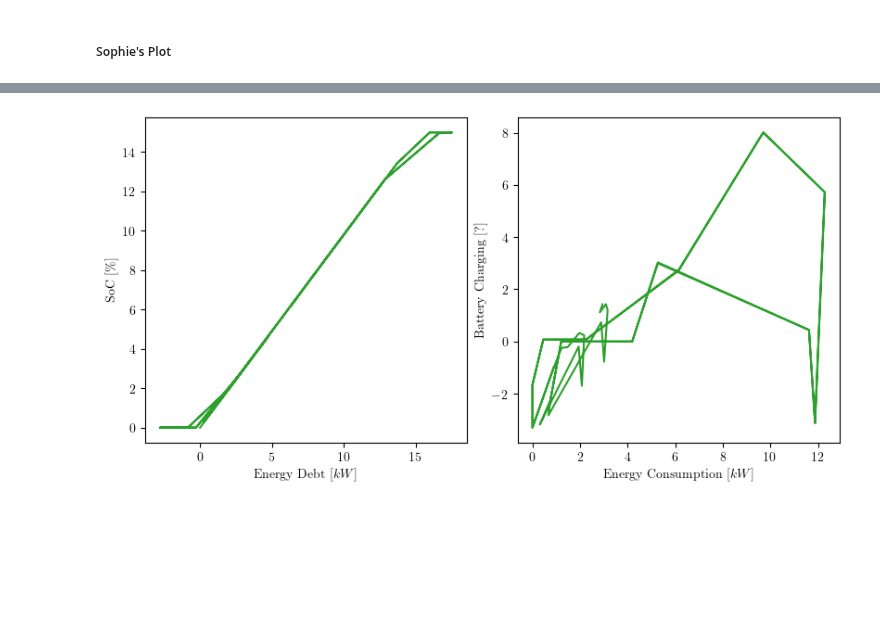
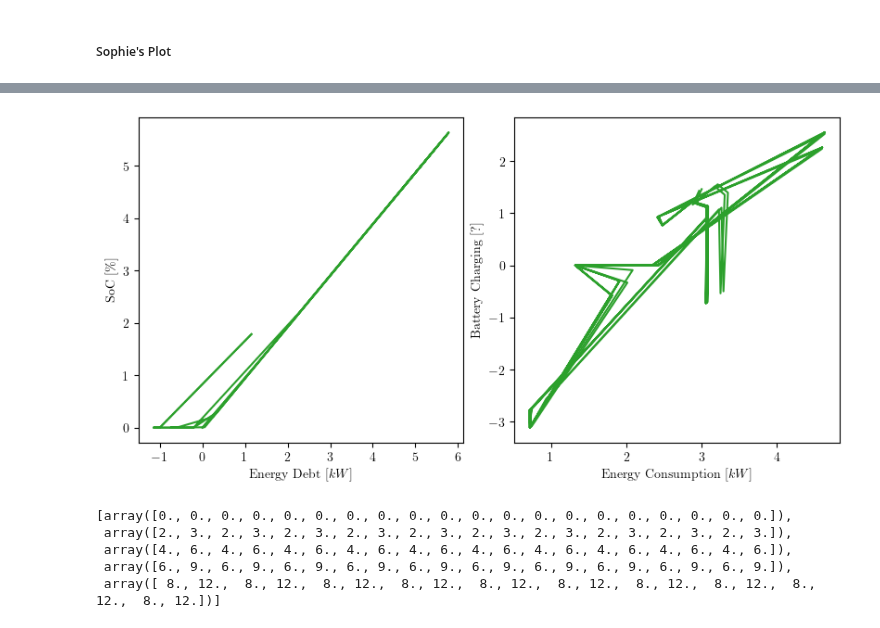
Before and after one commit to Gedlex/time-varying-RHGs, a Jupyter notebook: empc_DSMPC.ipynb, the cells around one changed output, grey strips where cells are left out. Cells and saved outputs as stored; diff of their text form; code cells hidden in the pictures; blank space fills up the shorter version.

```diff
--- a/empc_DSMPC.ipynb
+++ b/empc_DSMPC.ipynb
@@ -184,0 +198,40 @@ for ax in axs.flatten():
+# %%
+# Setup simulation
+num_steps = 48
+horizon = [6, 9, 12, 18, 24]
+x_0 = np.zeros((20,))
+
+# Allocate state and input trajectories
+x = np.zeros((len(horizon), num_steps+1, 20))
+u = np.zeros((len(horizon), num_steps,   20))
+x_ol = np.full((len(horizon), max(horizon)+1, 20), np.nan)
+u_ol = np.full((len(horizon), max(horizon),   20), np.nan)
+
+# Simulate closed-loop system
+for i, N in enumerate(tqdm(horizon, desc='Horizons')):
+    # Load parameters and create system
+    params = DSMPCParams(N=N)
+    sys = LinearSystem(params.sys)
+
+    # Initialize controller
+    ctrl = EMPC(sys, params.ctrl)
+
+    # Set initial state
+    x[i,0,:] = x_0
+
+    # Simulate closed-loop system
+    for t in tqdm(range(num_steps),desc='   MPC', leave=False):
+        # Solve the EMPC problem
+        sol_u, sol_x, error_msg = ctrl.solve(x[i,t,:], additional_parameters=t, verbose=False)
+        if error_msg != None:
+            raise Exception(error_msg)
+
+        # Save open-loop trajectory
+        if t == 0:
+            x_ol[i,:N+1,:] = sol_x.T
+            u_ol[i,:N,:]   = sol_u.T
+
+        # Propagate dynamics and save input
+        u[i,t,:]   = sol_u[:,0]
+        x[i,t+1,:] = sys.f(sol_x[:,0], sol_u[:,0], t=t).reshape((sys.n,))
+        sleep(0.01)
@@ -185,17 +295,25 @@ for ax in axs.flatten():
 # %%
 # Create figure
 plt.rcParams['text.usetex'] = True
 fig, axs = plt.subplots(1, 2, figsize=(8, 4), layout='constrained')
 
 # Plot trajectories
-for i in range(num_traj):
-    axs[0].plot(x_acc[i,:,0], x_acc[i,:,1], color='tab:green', linestyle='-')
+for i, _ in enumerate(horizon):
+    axs[0].plot(x_acc_ol[i,:,0], x_acc_ol[i,:,1], color='tab:green', linestyle='-')
     axs[1].plot(u_acc[i,:,0], u_acc[i,:,1], color='tab:green', linestyle='-')
 
 # Add labels
 axs[0].set_xlabel(r'\rmfamily{Energy Debt} $[kW]$')
 axs[0].set_ylabel(r'\rmfamily{SoC} $[\%]$')
 axs[1].set_xlabel(r'\rmfamily{Energy Consumption} $[kW]$')
 axs[1].set_ylabel(r'\rmfamily{Battery Charging} $[?]$');
 # %% [output]
-[figure, old version]
+[figure, new version]
+# %%
+[np.tile(np.array([10/5*i, 15/5*i]), 10) for i in range(5)]
+# %% [output]
+[array([0., 0., 0., 0., 0., 0., 0., 0., 0., 0., 0., 0., 0., 0., 0., 0., 0., 0., 0., 0.]),
+ array([2., 3., 2., 3., 2., 3., 2., 3., 2., 3., 2., 3., 2., 3., 2., 3., 2., 3., 2., 3.]),
+ array([4., 6., 4., 6., 4., 6., 4., 6., 4., 6., 4., 6., 4., 6., 4., 6., 4., 6., 4., 6.]),
+ array([6., 9., 6., 9., 6., 9., 6., 9., 6., 9., 6., 9., 6., 9., 6., 9., 6., 9., 6., 9.]),
+ array([ 8., 12.,  8., 12.,  8., 12.,  8., 12.,  8., 12.,  8., 12.,  8., 12.,  8., 12.,  8., 12.,  8., 12.])]
```
Also changed, not shown: parts of 6 cells of this notebook, 1 other file.
